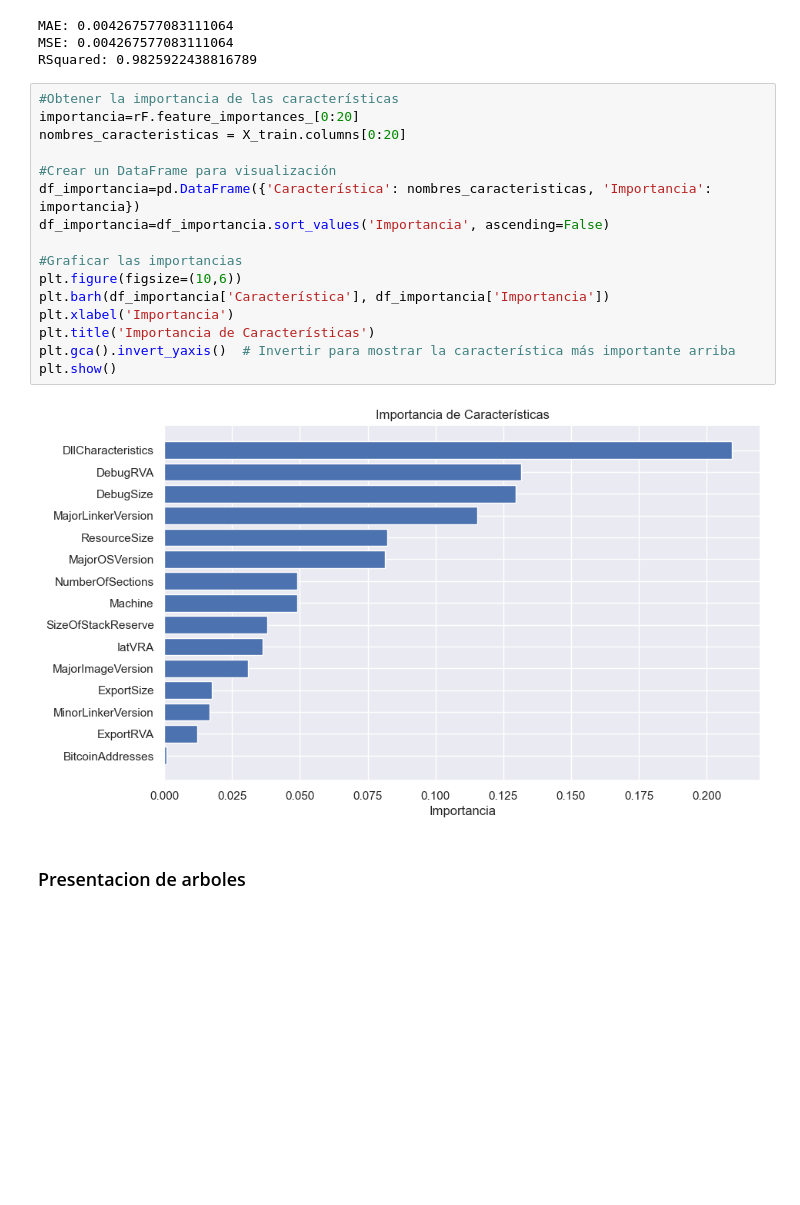
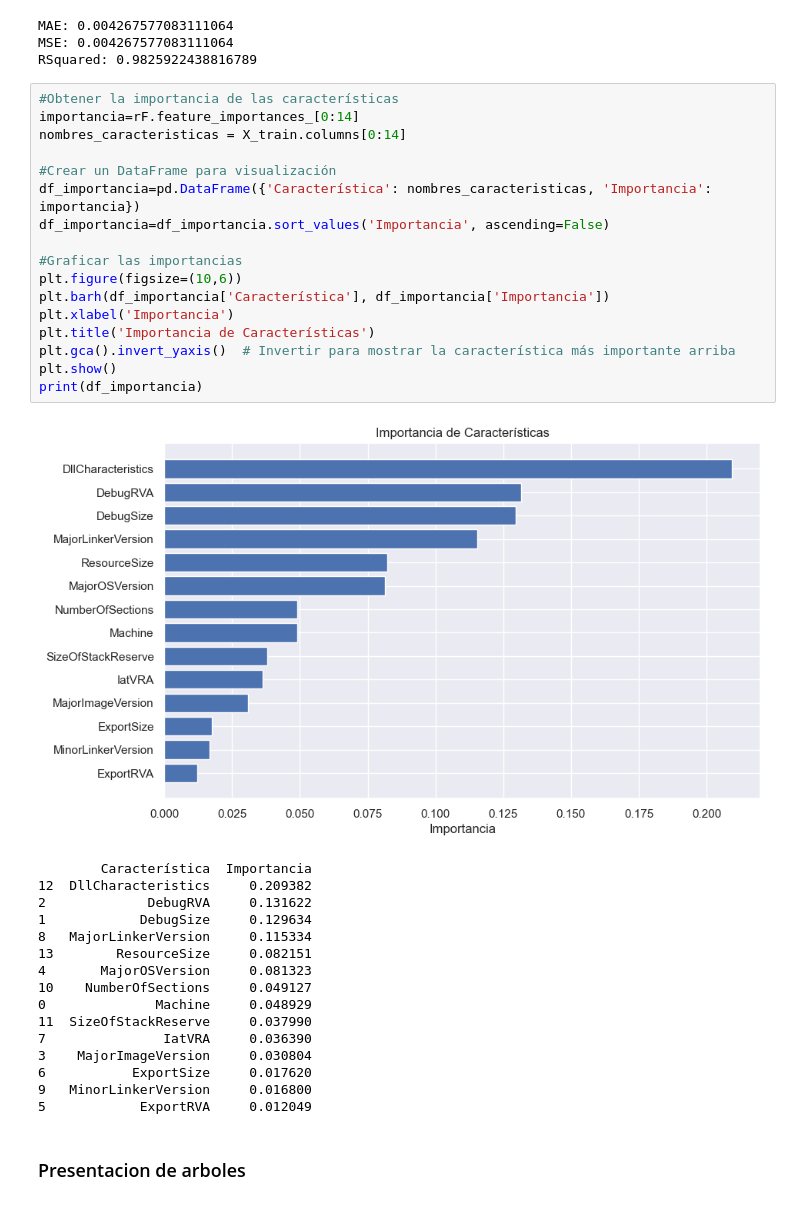
Before and after one commit to HortsB/MLM_RF_Classifier_Ransomware, a Jupyter notebook: Modelo Random Forest.ipynb, the cells around one changed output. Drawn from its saved outputs; the diff is of its cells as text; blank space fills up the shorter version.

```diff
--- a/Modelo Random Forest.ipynb
+++ b/Modelo Random Forest.ipynb
@@ -165,22 +165,38 @@ MSE: 0.004267577083111064
 RSquared: 0.9825922438816789
 # %%
 #Obtener la importancia de las características
-importancia=rF.feature_importances_[0:20]
-nombres_caracteristicas = X_train.columns[0:20]
+importancia=rF.feature_importances_[0:14]
+nombres_caracteristicas = X_train.columns[0:14]
 
 #Crear un DataFrame para visualización
 df_importancia=pd.DataFrame({'Característica': nombres_caracteristicas, 'Importancia': importancia})
 df_importancia=df_importancia.sort_values('Importancia', ascending=False)
 
 #Graficar las importancias
 plt.figure(figsize=(10,6))
 plt.barh(df_importancia['Característica'], df_importancia['Importancia'])
 plt.xlabel('Importancia')
 plt.title('Importancia de Características')
 plt.gca().invert_yaxis()  # Invertir para mostrar la característica más importante arriba
 plt.show()
+print(df_importancia)
 # %% [output]
-[figure, old version]
+[figure, new version]
+        Característica  Importancia
+12  DllCharacteristics     0.209382
+2             DebugRVA     0.131622
+1            DebugSize     0.129634
+8   MajorLinkerVersion     0.115334
+13        ResourceSize     0.082151
+4       MajorOSVersion     0.081323
+10    NumberOfSections     0.049127
+0              Machine     0.048929
+11  SizeOfStackReserve     0.037990
+7               IatVRA     0.036390
+3    MajorImageVersion     0.030804
+6           ExportSize     0.017620
+9   MinorLinkerVersion     0.016800
+5            ExportRVA     0.012049
 # %% [markdown]
 ### Presentacion de arboles
 # %%
```
Also changed, not shown: parts of 2 cells of this notebook, 2 other files.
